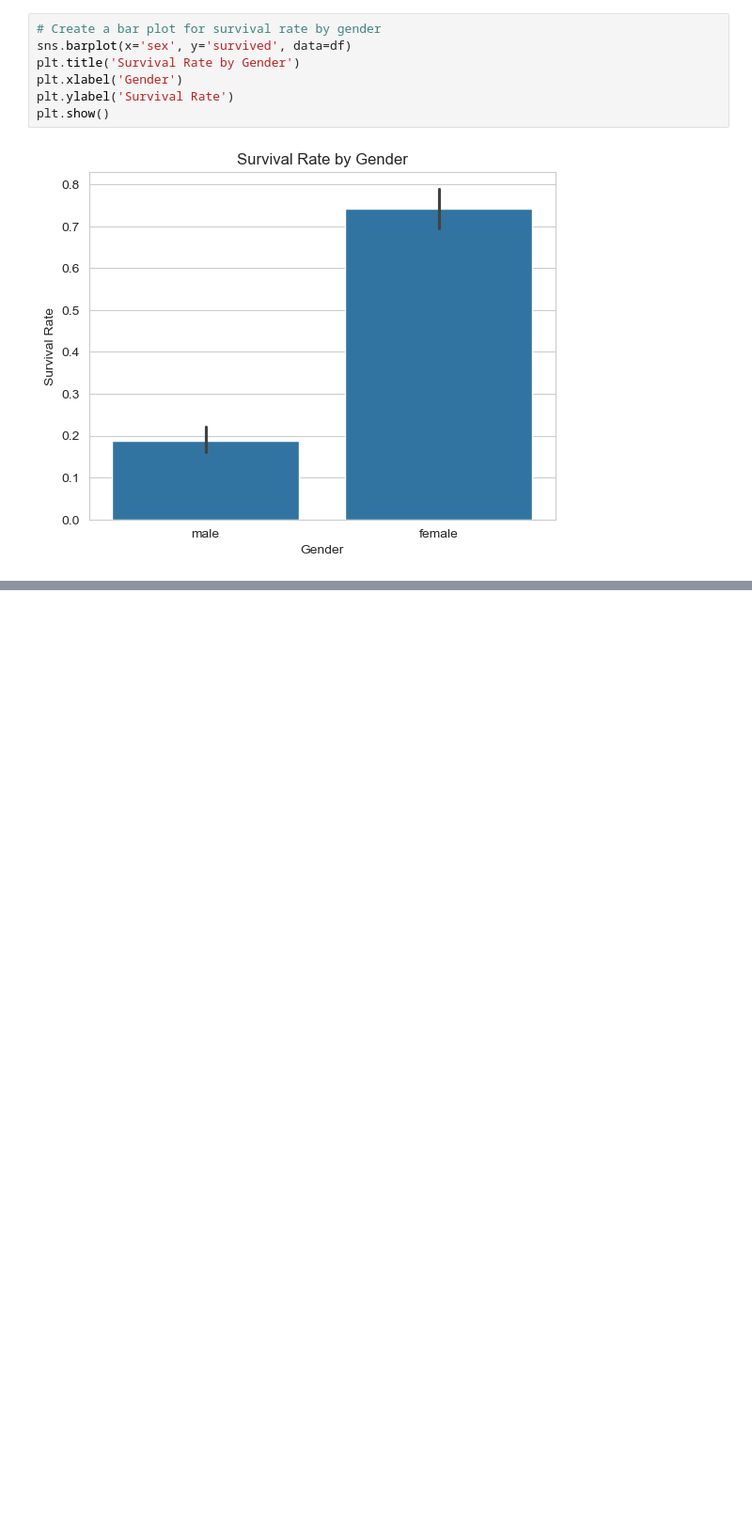
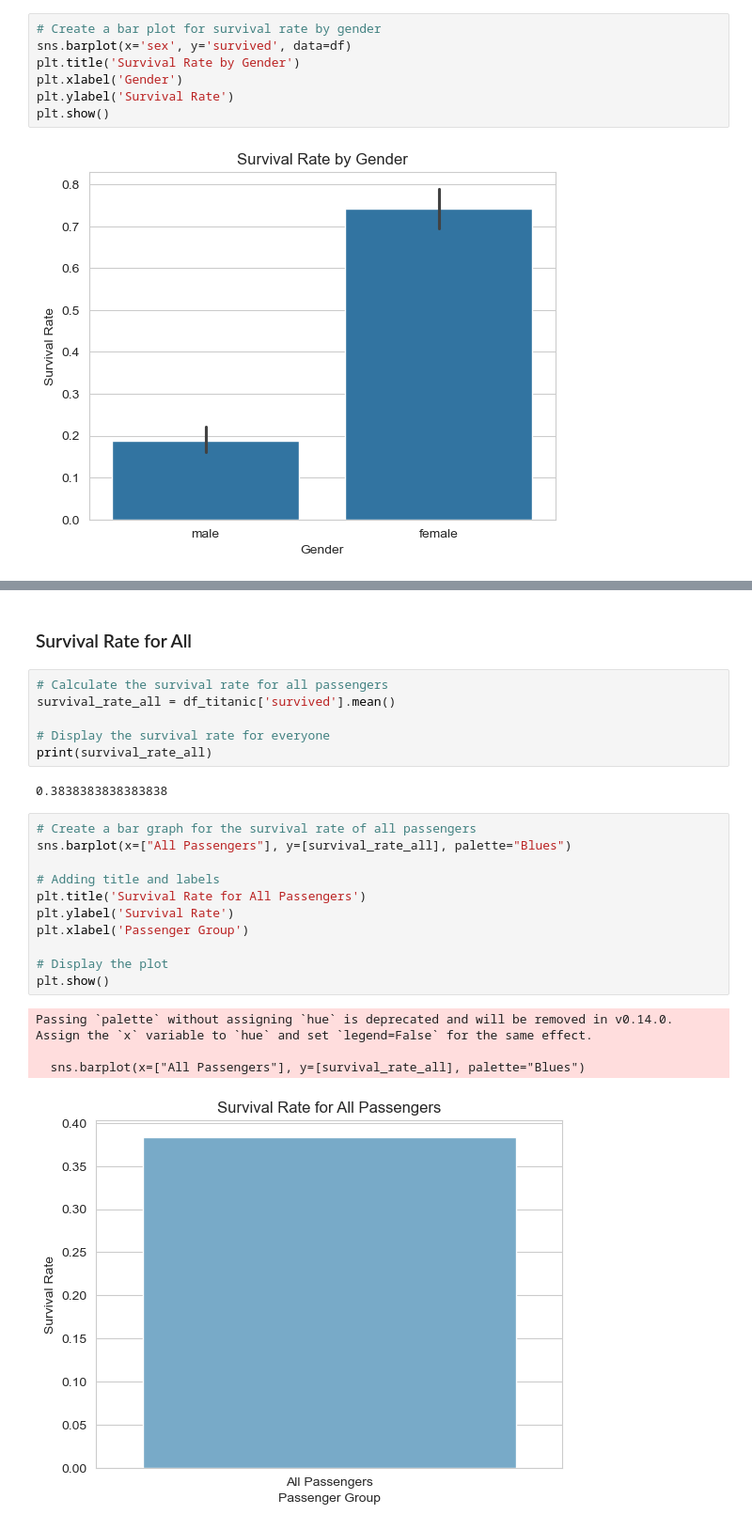
Before and after one commit to IMOsbo/DATA6550-Visualization, a Jupyter notebook: Project-Code-Rogel.ipynb, the cells around one changed output, grey strips where cells are left out. Shown at 94% size. Cells and saved outputs as stored; diff of their text form; blank space fills up the shorter version.

```diff
--- a/Project-Code-Rogel.ipynb
+++ b/Project-Code-Rogel.ipynb
@@ -67,0 +104,26 @@ plt.show()
+# %% [markdown]
+### Survival Rate for All
+# %%
+# Calculate the survival rate for all passengers
+survival_rate_all = df_titanic['survived'].mean()
+
+# Display the survival rate for everyone
+print(survival_rate_all)
+# %% [output]
+0.3838383838383838
+# %%
+# Create a bar graph for the survival rate of all passengers
+sns.barplot(x=["All Passengers"], y=[survival_rate_all], palette="Blues")
+
+# Adding title and labels
+plt.title('Survival Rate for All Passengers')
+plt.ylabel('Survival Rate')
+plt.xlabel('Passenger Group')
+
+# Display the plot
+plt.show()
+# %% [output]
+Passing `palette` without assigning `hue` is deprecated and will be removed in v0.14.0. Assign the `x` variable to `hue` and set `legend=False` for the same effect.
+
+  sns.barplot(x=["All Passengers"], y=[survival_rate_all], palette="Blues")
+[figure, added]
```
Also changed, not shown: parts of 5 cells of this notebook.
